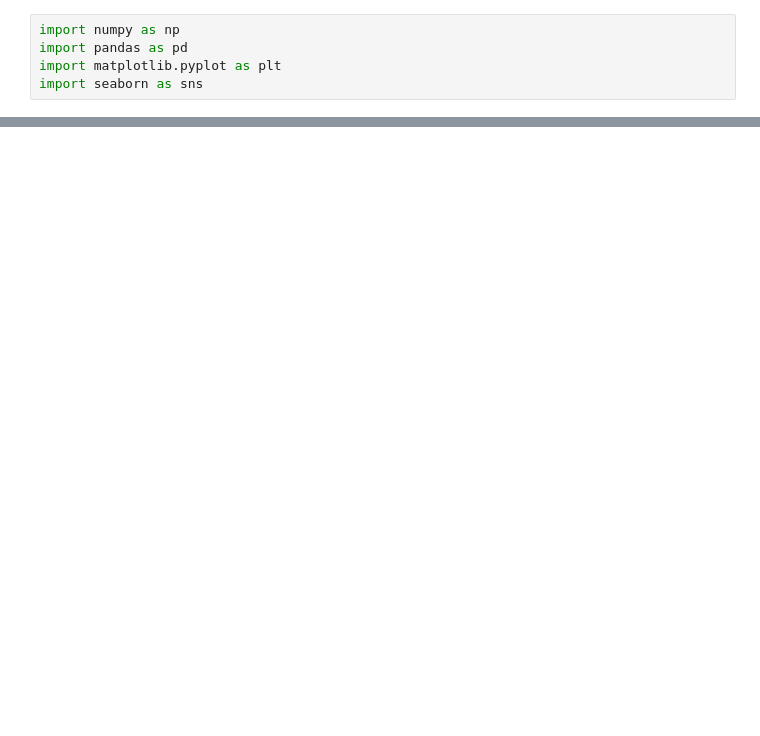
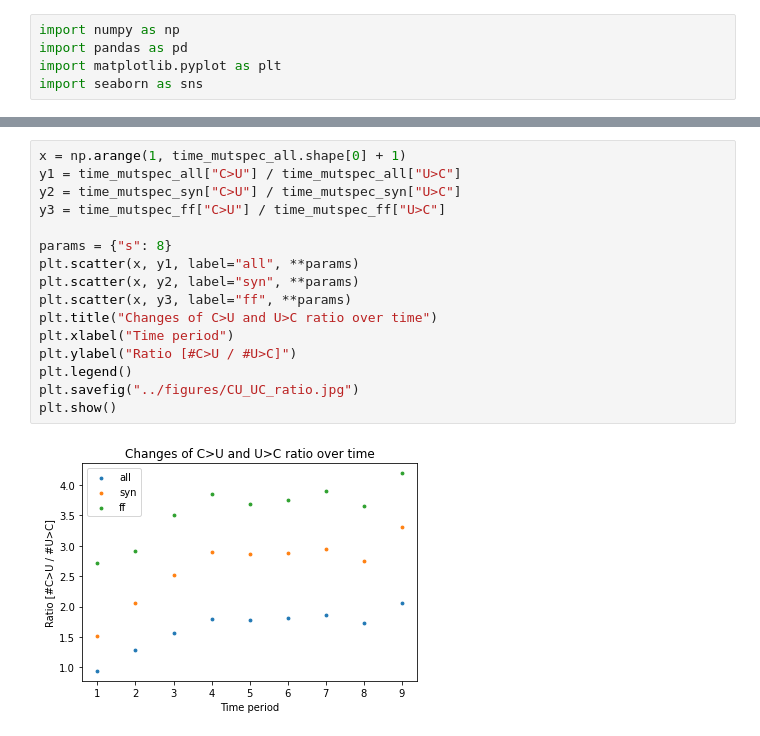
Before and after one commit to KPOTOH/sars-cov-2, a Jupyter notebook: nb/11.plot_time_mutspec.ipynb, the cells around one changed output, grey strips where cells are left out. Saved outputs shown, nothing was run; the diff lists cells and outputs as text; blank space fills up the shorter version.

```diff
--- a/nb/11.plot_time_mutspec.ipynb
+++ b/nb/11.plot_time_mutspec.ipynb
@@ -23,0 +42,18 @@ fig.savefig("../figures/mutspec_by_time.jpg", bbox_inches="tight", pad_inches=.5
+# %%
+x = np.arange(1, time_mutspec_all.shape[0] + 1)
+y1 = time_mutspec_all["C>U"] / time_mutspec_all["U>C"]
+y2 = time_mutspec_syn["C>U"] / time_mutspec_syn["U>C"]
+y3 = time_mutspec_ff["C>U"] / time_mutspec_ff["U>C"]
+
+params = {"s": 8}
+plt.scatter(x, y1, label="all", **params)
+plt.scatter(x, y2, label="syn", **params)
+plt.scatter(x, y3, label="ff", **params)
+plt.title("Changes of C>U and U>C ratio over time")
+plt.xlabel("Time period")
+plt.ylabel("Ratio [#C>U / #U>C]")
+plt.legend()
+plt.savefig("../figures/CU_UC_ratio.jpg")
+plt.show()
+# %% [output]
+[figure, added]
```
Also changed, not shown: parts of 6 cells of this notebook, 5 other files.
